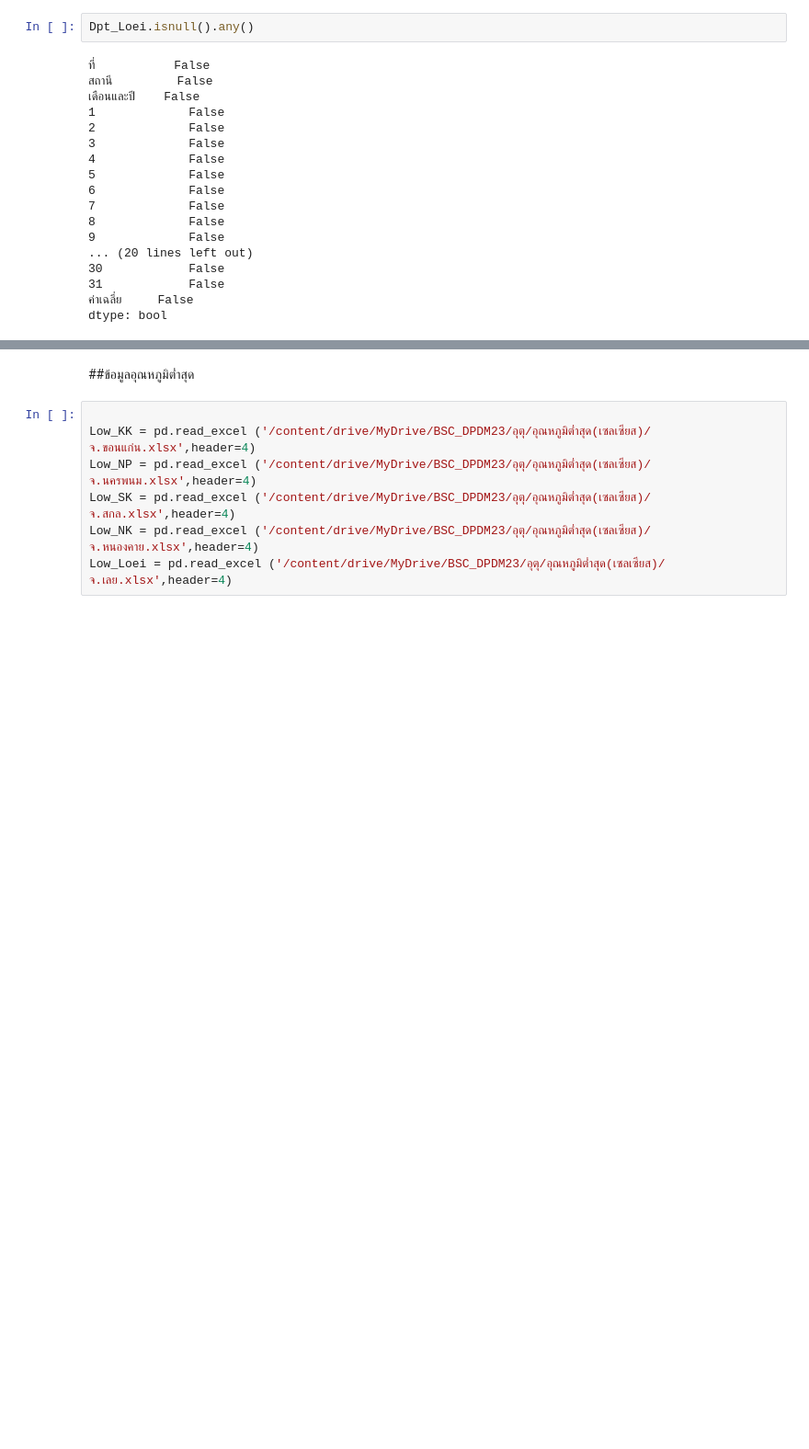
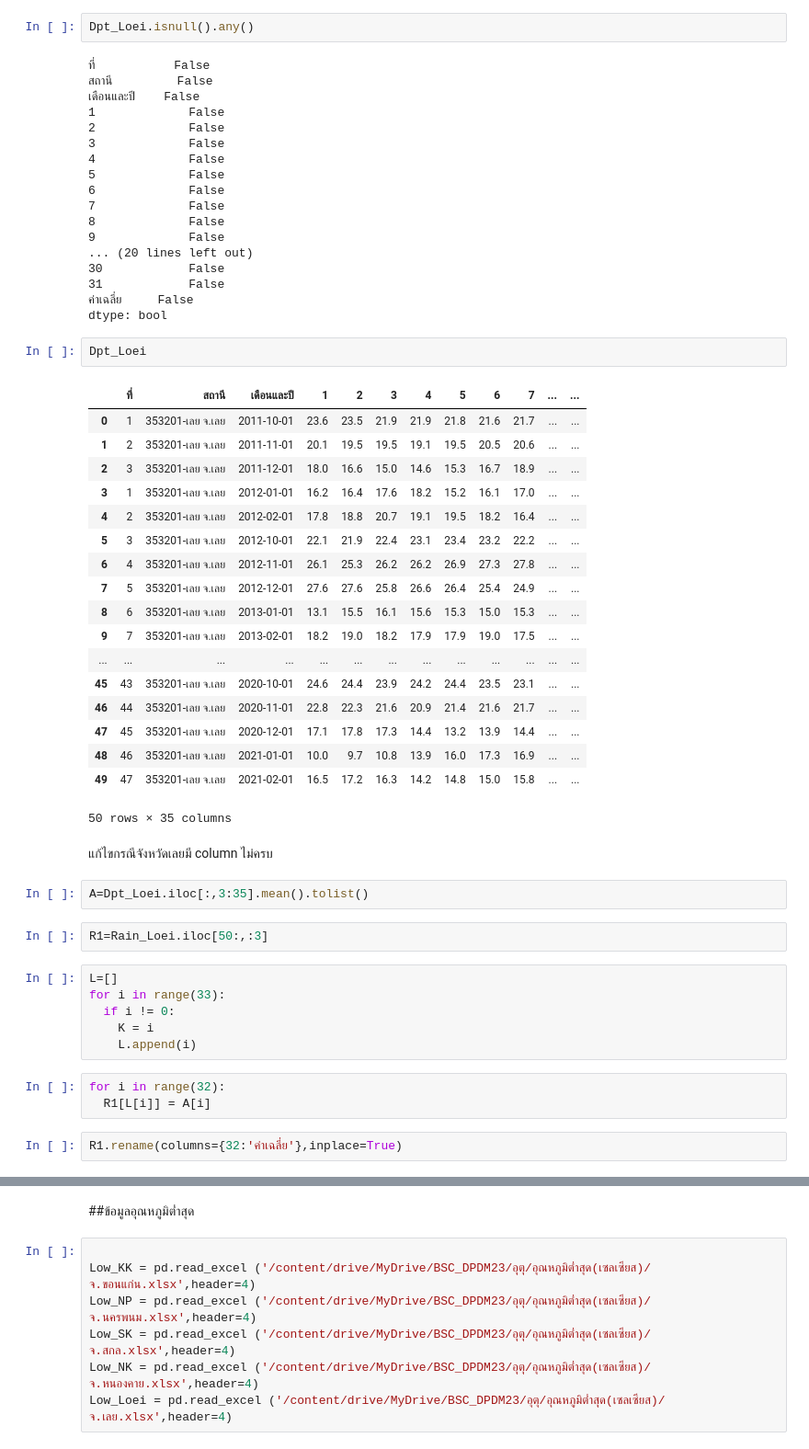
Before and after one commit to Piyaphat23/BSC_DPDM23, a Jupyter notebook: midterm_bscdpdm23.ipynb, the cells around one changed output, grey strips where cells are left out. Shown: that part at 92% size. Cells and saved outputs as stored; diff of their text form; blank space fills up the shorter version.

```diff
--- a/midterm_bscdpdm23.ipynb
+++ b/midterm_bscdpdm23.ipynb
@@ -1942,3 +1942,41 @@ Dpt_Loei.isnull().any()
 31            False
 ค่าเฉลี่ย     False
 dtype: bool
+# %%
+Dpt_Loei
+# %% [output]
+|  | ที่ | สถานี | เดือนและปี | 1 | 2 | 3 | 4 | 5 | 6 | 7 | ... | ... |
+| 0 | 1 | 353201-เลย จ.เลย | 2011-10-01 | 23.6 | 23.5 | 21.9 | 21.9 | 21.8 | 21.6 | 21.7 | ... | ... |
+| 1 | 2 | 353201-เลย จ.เลย | 2011-11-01 | 20.1 | 19.5 | 19.5 | 19.1 | 19.5 | 20.5 | 20.6 | ... | ... |
+| 2 | 3 | 353201-เลย จ.เลย | 2011-12-01 | 18.0 | 16.6 | 15.0 | 14.6 | 15.3 | 16.7 | 18.9 | ... | ... |
+| 3 | 1 | 353201-เลย จ.เลย | 2012-01-01 | 16.2 | 16.4 | 17.6 | 18.2 | 15.2 | 16.1 | 17.0 | ... | ... |
+| 4 | 2 | 353201-เลย จ.เลย | 2012-02-01 | 17.8 | 18.8 | 20.7 | 19.1 | 19.5 | 18.2 | 16.4 | ... | ... |
+| 5 | 3 | 353201-เลย จ.เลย | 2012-10-01 | 22.1 | 21.9 | 22.4 | 23.1 | 23.4 | 23.2 | 22.2 | ... | ... |
+| 6 | 4 | 353201-เลย จ.เลย | 2012-11-01 | 26.1 | 25.3 | 26.2 | 26.2 | 26.9 | 27.3 | 27.8 | ... | ... |
+| 7 | 5 | 353201-เลย จ.เลย | 2012-12-01 | 27.6 | 27.6 | 25.8 | 26.6 | 26.4 | 25.4 | 24.9 | ... | ... |
+| 8 | 6 | 353201-เลย จ.เลย | 2013-01-01 | 13.1 | 15.5 | 16.1 | 15.6 | 15.3 | 15.0 | 15.3 | ... | ... |
+| 9 | 7 | 353201-เลย จ.เลย | 2013-02-01 | 18.2 | 19.0 | 18.2 | 17.9 | 17.9 | 19.0 | 17.5 | ... | ... |
+| ... | ... | ... | ... | ... | ... | ... | ... | ... | ... | ... | ... | ... |
+| 45 | 43 | 353201-เลย จ.เลย | 2020-10-01 | 24.6 | 24.4 | 23.9 | 24.2 | 24.4 | 23.5 | 23.1 | ... | ... |
+| 46 | 44 | 353201-เลย จ.เลย | 2020-11-01 | 22.8 | 22.3 | 21.6 | 20.9 | 21.4 | 21.6 | 21.7 | ... | ... |
+| 47 | 45 | 353201-เลย จ.เลย | 2020-12-01 | 17.1 | 17.8 | 17.3 | 14.4 | 13.2 | 13.9 | 14.4 | ... | ... |
+| 48 | 46 | 353201-เลย จ.เลย | 2021-01-01 | 10.0 | 9.7 | 10.8 | 13.9 | 16.0 | 17.3 | 16.9 | ... | ... |
+| 49 | 47 | 353201-เลย จ.เลย | 2021-02-01 | 16.5 | 17.2 | 16.3 | 14.2 | 14.8 | 15.0 | 15.8 | ... | ... |
+50 rows × 35 columns
+# %% [markdown]
+แก้ไขกรณีจังหวัดเลยมี column ไม่ครบ
+# %%
+A=Dpt_Loei.iloc[:,3:35].mean().tolist()
+# %%
+R1=Rain_Loei.iloc[50:,:3]
+# %%
+L=[]
+for i in range(33):
+  if i != 0:
+    K = i
+    L.append(i)
+# %%
+for i in range(32):
+  R1[L[i]] = A[i]
+# %%
+R1.rename(columns={32:'ค่าเฉลี่ย'},inplace=True)
```
Also changed, not shown: parts of 19 cells of this notebook.
